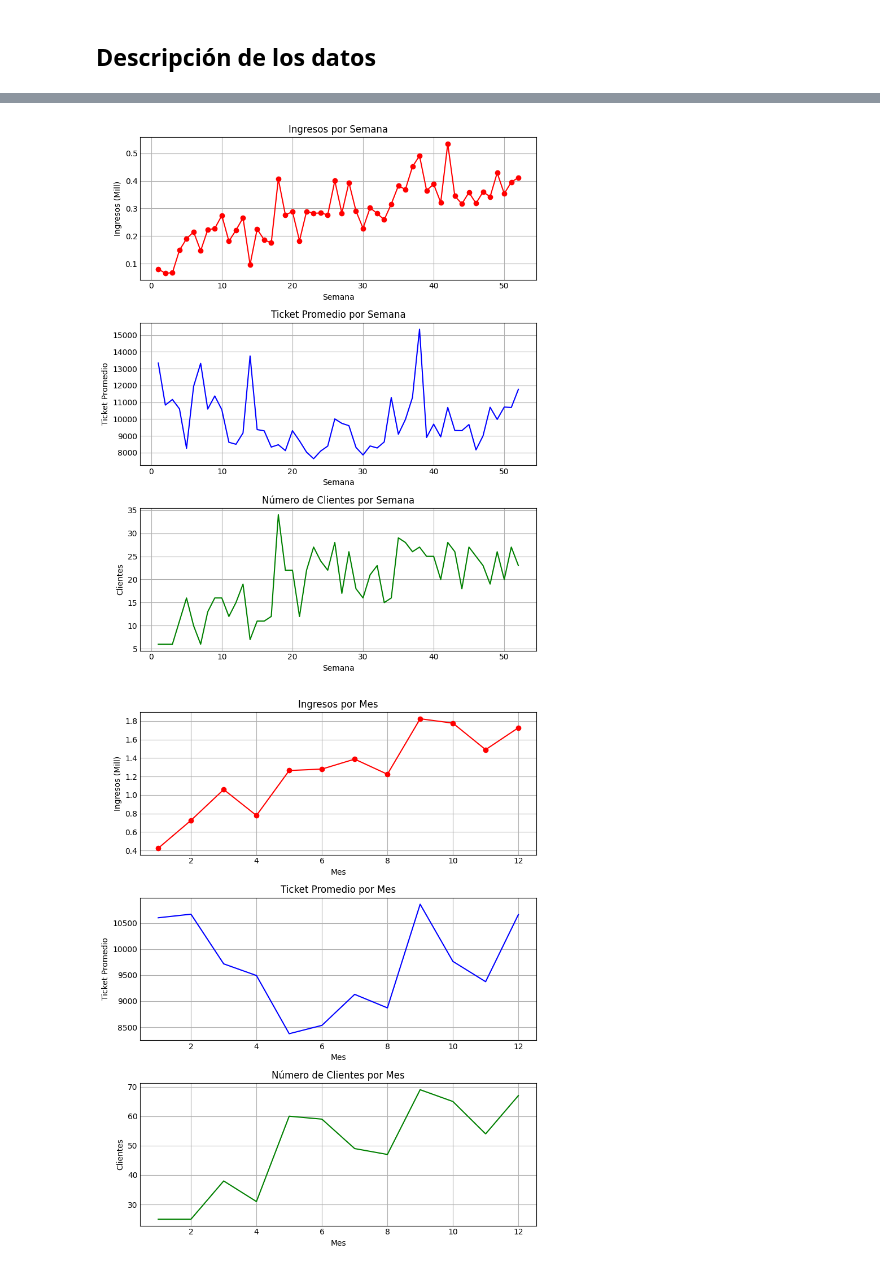
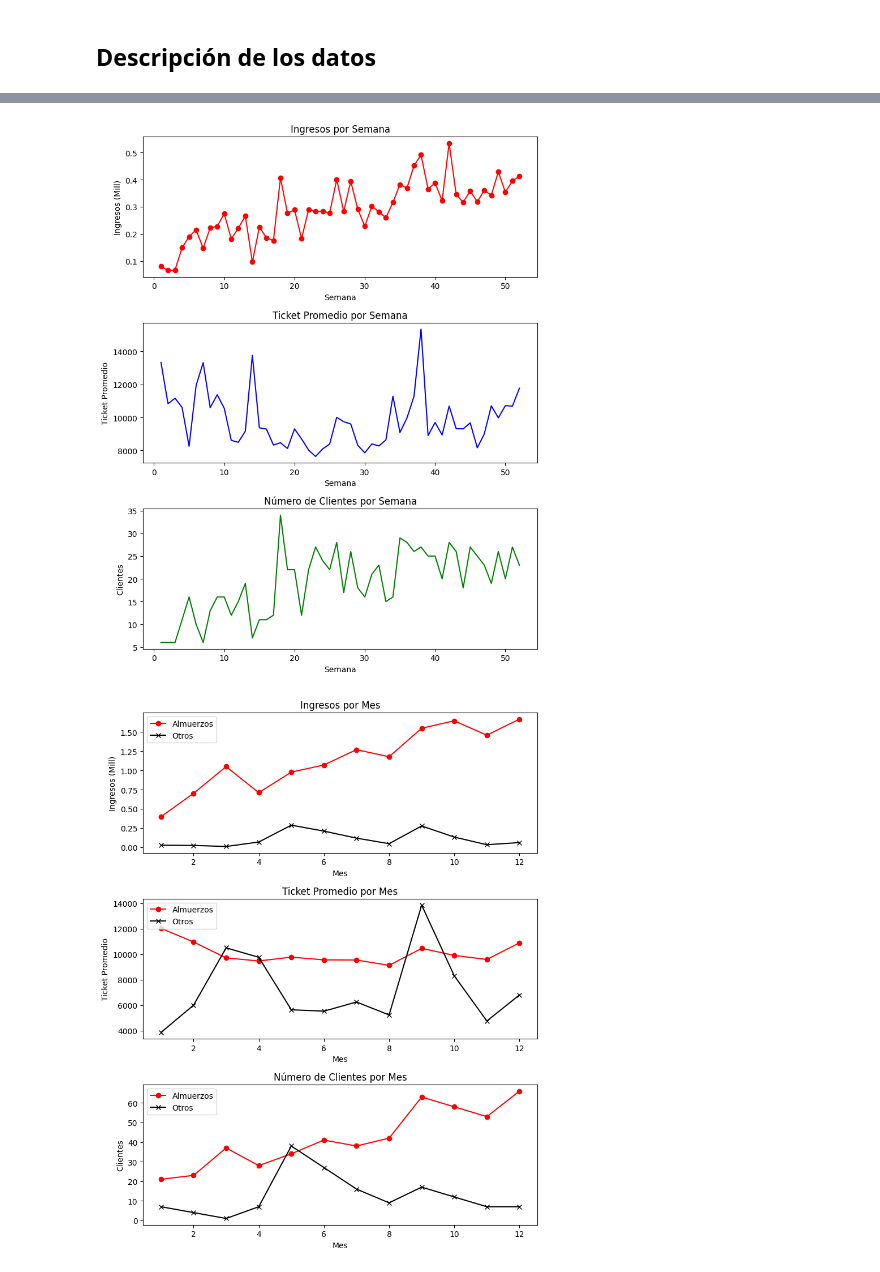
Before and after one commit to pipeyz21/minutaceci, a Jupyter notebook: apps/02_analisis_datos/notebooks/01_exploratorio_ingresos.ipynb, the cells around one changed output, grey strips where cells are left out. Saved outputs shown, nothing was run; the diff lists cells and outputs as text; code cells hidden in the pictures.

```diff
--- a/apps/02_analisis_datos/notebooks/01_exploratorio_ingresos.ipynb
+++ b/apps/02_analisis_datos/notebooks/01_exploratorio_ingresos.ipynb
@@ -210,8 +212,8 @@ def indicadores_df(df, periodo_tiempo, Categorizar=False, fecha_inicio=None, fec
 
     # Actualizar si se va a categorizar
     if Categorizar:
-        agrupar.append('Categoria')
-        filtrar.append('Categoria')
+        agrupar.append('Tipo')
+        filtrar.append('Tipo')
 
     # Filtrar el DataFrame
     df_filtrado = df[(df['Fecha'] >= fecha_inicio) & (df['Fecha'] <= fecha_fin)]
@@ -234,22 +236,42 @@ def indicadores_df(df, periodo_tiempo, Categorizar=False, fecha_inicio=None, fec
     df_indicadores['Gasto_Cliente'] = df_indicadores['Total'] / df_indicadores['N°_Clientes']
 
     # Resetear el índice para obtener una estructura de DataFrame más plana
-    return df_indicadores.reset_index()
+    return df_indicadores.reset_index(), Categorizar
 
-def graficar_indicadores(df_indicadores, periodo_tiempo):
+def graficar_indicadores(df_indicadores, periodo_tiempo, Categorizar = False):
     fig, (ax1, ax2, ax3) = plt.subplots(3, 1, figsize=(8, 10))
 
-    ax1.plot(df_indicadores[periodo_tiempo], df_indicadores['Total']/1000000.0, color='red', marker='o')
+    if Categorizar:
+        almuerzos = df_indicadores[df_indicadores['Tipo']=='ALMUERZOS']
+        otros = df_indicadores[df_indicadores['Tipo']=='OTROS']
+
+        ax1.plot(almuerzos[periodo_tiempo], almuerzos['Total']/1000000.0, color='red', marker='o', label='Almuerzos')
+        ax1.plot(otros[periodo_tiempo], otros['Total']/1000000.0, color='black', marker='x', label='Otros')
+        ax1.legend(loc = 'upper left')
+
+        ax2.plot(almuerzos[periodo_tiempo], almuerzos['Ticket_Promedio'], color='red', marker='o', label='Almuerzos')
+        ax2.plot(otros[periodo_tiempo], otros['Ticket_Promedio'], color='black', marker='x', label='Otros')
+        ax2.legend(loc = 'upper left')
+
+        ax3.plot(almuerzos[periodo_tiempo], almuerzos['N°_Clientes'], color='red', marker='o', label='Almuerzos')
+        ax3.plot(otros[periodo_tiempo], otros['N°_Clientes'], color='black', marker='x', label='Otros')
+        ax3.legend(loc = 'upper left')
+
+
+    else:
+        ax1.plot(df_indicadores[periodo_tiempo], df_indicadores['Total']/1000000.0, color='red', marker='o', label='Total')
+        ax2.plot(df_indicadores[periodo_tiempo], df_indicadores['Ticket_Promedio'], color='blue')
+        ax3.plot(df_indicadores[periodo_tiempo], df_indicadores['N°_Clientes'], color='green')
+
+
     ax1.set_title(f'Ingresos por {periodo_tiempo}')
     ax1.set_xlabel(f'{periodo_tiempo}')
     ax1.set_ylabel('Ingresos (Mill)')
 
-    ax2.plot(df_indicadores[periodo_tiempo], df_indicadores['Ticket_Promedio'], color='blue')
     ax2.set_title(f'Ticket Promedio por {periodo_tiempo}')
     ax2.set_xlabel(f'{periodo_tiempo}')
     ax2.set_ylabel('Ticket Promedio')
 
-    ax3.plot(df_indicadores[periodo_tiempo], df_indicadores['N°_Clientes'], color='green')
     ax3.set_title(f'Número de Clientes por {periodo_tiempo}')
     ax3.set_xlabel(f'{periodo_tiempo}')
     ax3.set_ylabel('Clientes')
@@ -274,18 +338,18 @@ periodo_tiempo = 'Semana'
 fecha_inicio = '2023-01-01'
 fecha_fin = '2023-12-31'
 
-df_indicadores = indicadores_df(df, periodo_tiempo, False, fecha_inicio, fecha_fin)
-graficar_indicadores(df_indicadores, periodo_tiempo)
+df_indicadores, categorizar = indicadores_df(df, periodo_tiempo, False, fecha_inicio, fecha_fin)
+graficar_indicadores(df_indicadores, periodo_tiempo, categorizar)
 # %% [output]
-[figure, old version]
+[figure, new version]
 # %%
 # Mostrar indicadores Mensuales 2023
 
 periodo_tiempo = 'Mes'
 fecha_inicio = '2023-01-01'
 fecha_fin = '2023-12-31'
 
-df_indicadores = indicadores_df(df, periodo_tiempo, False, fecha_inicio, fecha_fin)
-graficar_indicadores(df_indicadores, periodo_tiempo)
+df_indicadores, categorizar = indicadores_df(df, periodo_tiempo, True, fecha_inicio, fecha_fin)
+graficar_indicadores(df_indicadores, periodo_tiempo, categorizar)
 # %% [output]
-[figure, old version]
+[figure, new version]
```
Also changed, not shown: parts of 6 cells of this notebook.
